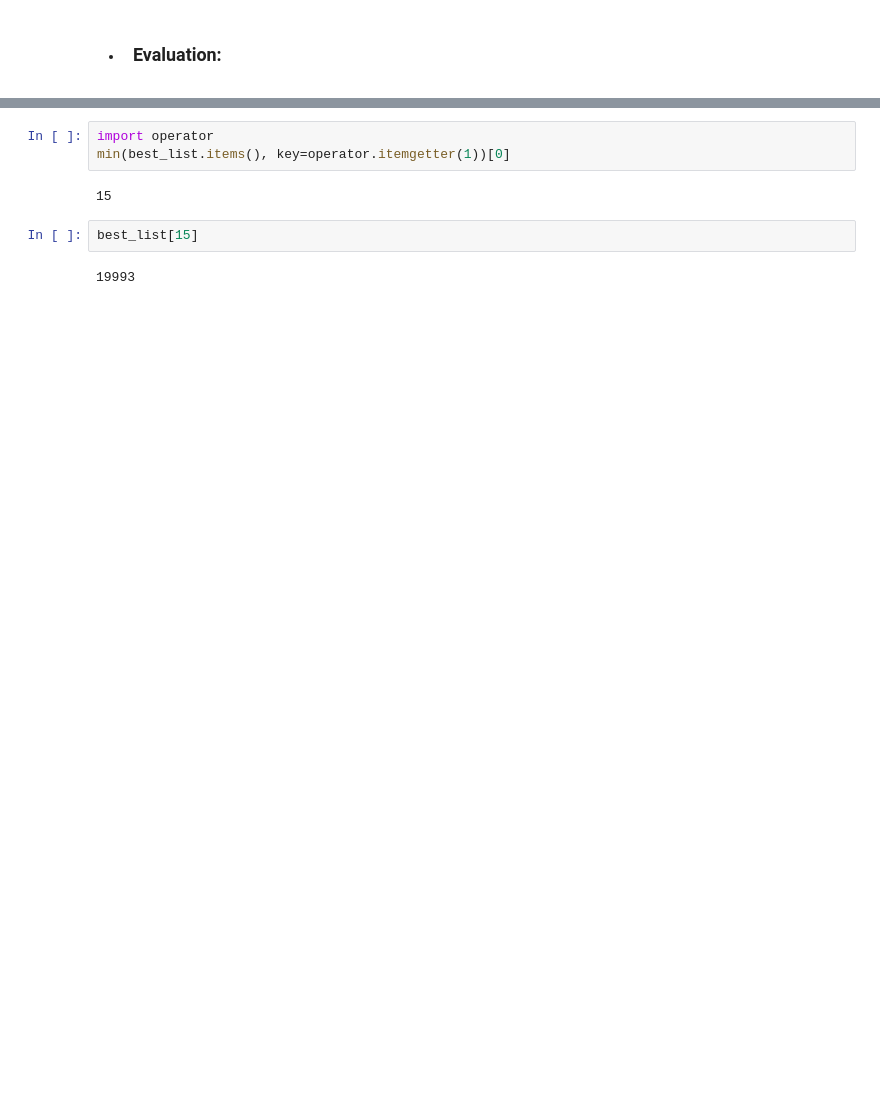
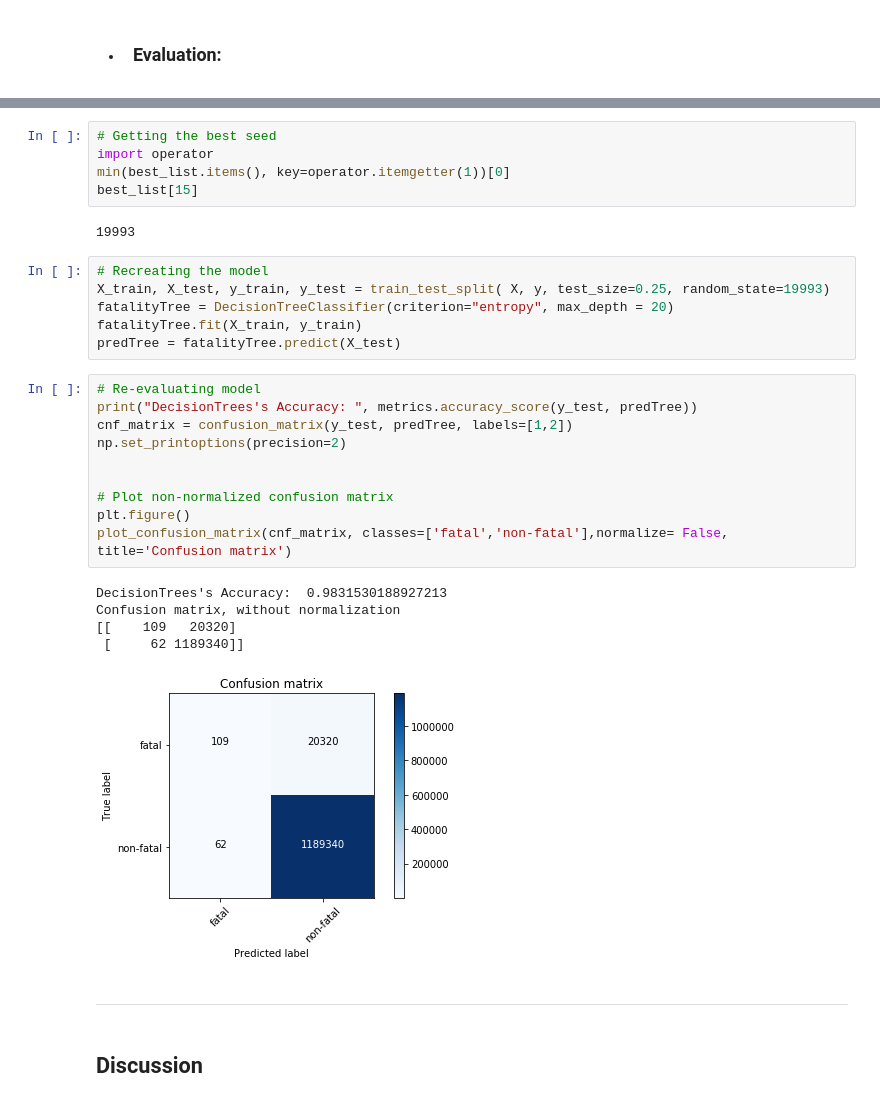
Before and after one commit to danny-cpp/Coursera_Project, a Jupyter notebook: Capstone_Project.ipynb, the cells around one changed output, grey strips where cells are left out. Drawn from its saved outputs; the diff is of its cells as text; blank space fills up the shorter version.

```diff
--- a/Capstone_Project.ipynb
+++ b/Capstone_Project.ipynb
@@ -330,9 +341,33 @@ sucessfully ran  19  time(s)
 # %%
+# Getting the best seed
 import operator
 min(best_list.items(), key=operator.itemgetter(1))[0]
+best_list[15]
 # %% [output]
-15
+19993
-# %%
-best_list[15]
-# %% [output]
-19993
+# %%
+# Recreating the model
+X_train, X_test, y_train, y_test = train_test_split( X, y, test_size=0.25, random_state=19993)
+fatalityTree = DecisionTreeClassifier(criterion="entropy", max_depth = 20)
+fatalityTree.fit(X_train, y_train)
+predTree = fatalityTree.predict(X_test)
+# %%
+# Re-evaluating model
+print("DecisionTrees's Accuracy: ", metrics.accuracy_score(y_test, predTree))
+cnf_matrix = confusion_matrix(y_test, predTree, labels=[1,2])
+np.set_printoptions(precision=2)
+
+
+# Plot non-normalized confusion matrix
+plt.figure()
+plot_confusion_matrix(cnf_matrix, classes=['fatal','non-fatal'],normalize= False,  title='Confusion matrix')
+# %% [output]
+DecisionTrees's Accuracy:  0.9831530188927213
+Confusion matrix, without normalization
+[[    109   20320]
+ [     62 1189340]]
+[figure, added]
+# %% [markdown]
+___
+# %% [markdown]
+<h2>Discussion
```
Also changed, not shown: parts of 27 cells of this notebook.
